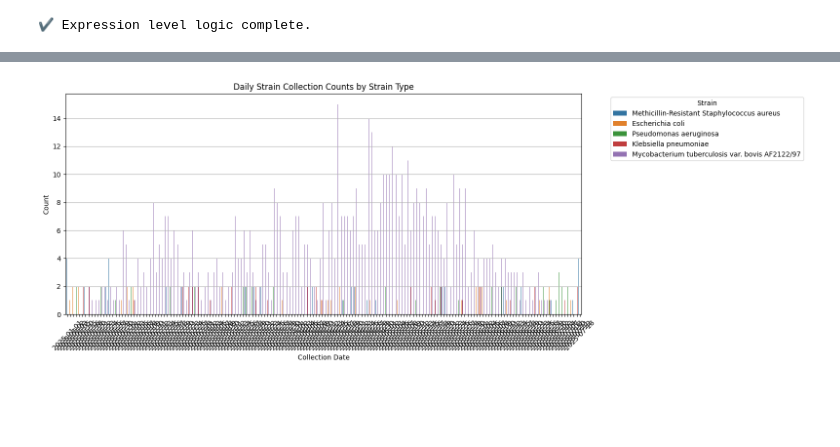
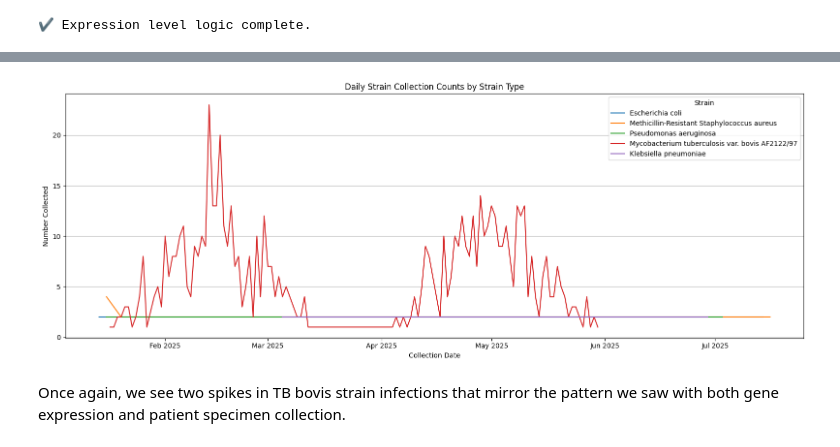
Before and after one commit to Nery-MC/LSI, a Jupyter notebook: Coding Workshop/AMR_Outbreak_Simulation.ipynb, the cells around one changed output, grey strips where cells are left out. Drawn from its saved outputs; the diff is of its cells as text; code cells hidden in the pictures; blank space fills up the shorter version.

```diff
--- a/Coding Workshop/AMR_Outbreak_Simulation.ipynb
+++ b/Coding Workshop/AMR_Outbreak_Simulation.ipynb
@@ -379,18 +454,24 @@ plt.show()
 # %%
 # Group by date and strain
 Strain_By_Date = Expression_w_Clinical.groupby(['Collection Date', 'Strain']).size().reset_index(name='Count')
 
 # Plot using seaborn with hue for strain type
 plt.figure(figsize=(16, 6))
-sns.barplot(data=Strain_By_Date, x='Collection Date', y='Count', hue='Strain')
+#plt.plot(data = Strain_By_Date, x='Collection Date', y='Count', hue='Strain')
+sns.lineplot(data = Strain_By_Date, x='Collection Date', y='Count', hue='Strain')
+
+# X-axis formatting for monthly ticks
+plt.gca().xaxis.set_major_locator(mdates.MonthLocator())
+plt.gca().xaxis.set_major_formatter(mdates.DateFormatter('%b %Y'))
 
 plt.title("Daily Strain Collection Counts by Strain Type")
 plt.xlabel("Collection Date")
-plt.ylabel("Count")
-plt.xticks(rotation=45)
-plt.legend(title='Strain', bbox_to_anchor=(1.05, 1), loc='upper left')
+plt.ylabel("Number Collected")
+plt.legend(title='Strain')
 plt.tight_layout()
 plt.grid(axis='y')
 plt.show()
 # %% [output]
-[figure, old version]
+[figure, new version]
+# %% [markdown]
+Once again, we see two spikes in TB bovis strain infections that mirror the pattern we saw with both gene expression and patient specimen collection.
```
Also changed, not shown: parts of 43 cells of this notebook.
